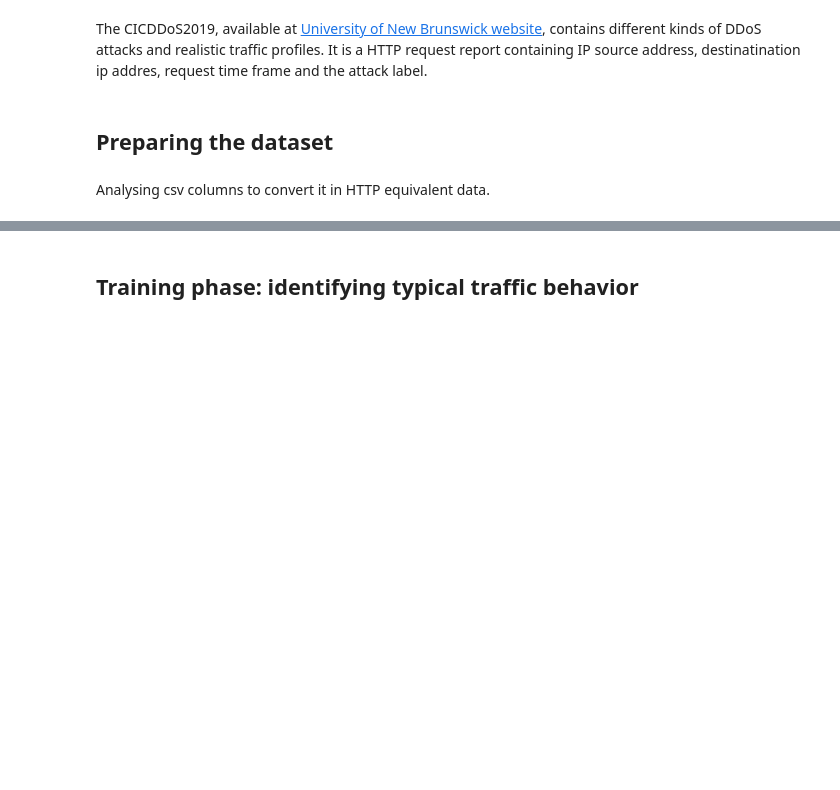
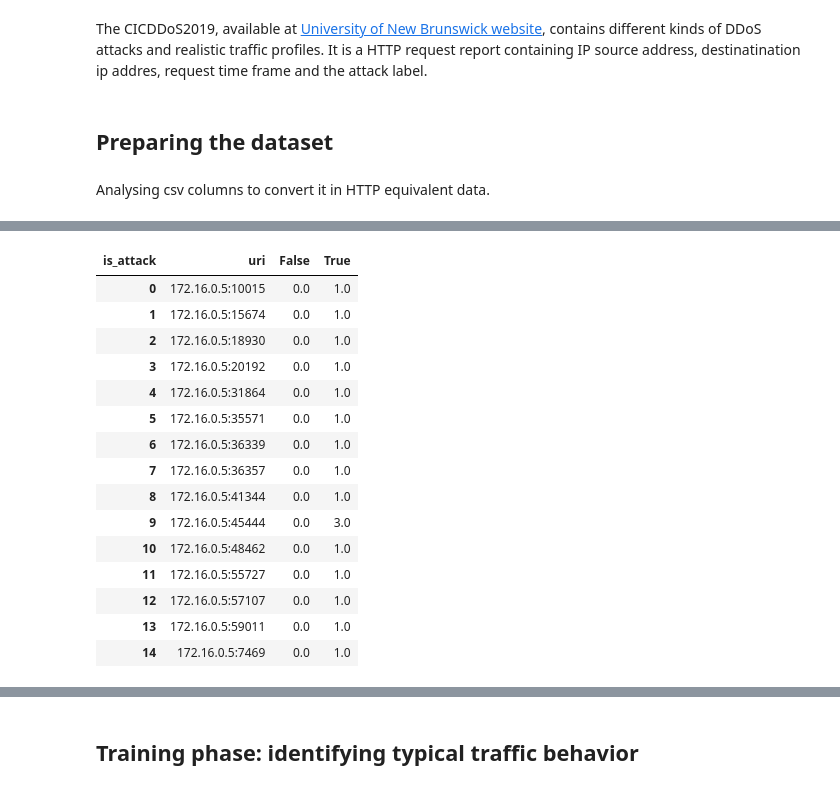
Before and after one commit to lmamede/api-health-monitor, a Jupyter notebook: Public_Dataset_Evaluation.ipynb, the cells around one changed output, grey strips where cells are left out. Saved outputs shown, nothing was run; the diff lists cells and outputs as text; code cells hidden in the pictures; blank space fills up the shorter version.

```diff
--- a/Public_Dataset_Evaluation.ipynb
+++ b/Public_Dataset_Evaluation.ipynb
@@ -341,0 +425,4 @@ eda_label(df_2)
+# %%
+counts_t1 = df_t1.groupby(['uri', 'is_attack']).size()
+counts_t1 = counts_t1.unstack(level='is_attack')
+counts_t1.head()
@@ -341,0 +508,3 @@ eda_label(df_2)
+# %%
+counts_t1.fillna(value=0, inplace=True)
+counts_t2.fillna(value=0, inplace=True)
@@ -341,0 +554,20 @@ eda_label(df_2)
+# %%
+attack_end = counts_t1[counts_t1[True] > 0].reset_index()
+attack_end
+# %% [output]
+| is_attack | uri | False | True |
+| 0 | 172.16.0.5:10015 | 0.0 | 1.0 |
+| 1 | 172.16.0.5:15674 | 0.0 | 1.0 |
+| 2 | 172.16.0.5:18930 | 0.0 | 1.0 |
+| 3 | 172.16.0.5:20192 | 0.0 | 1.0 |
+| 4 | 172.16.0.5:31864 | 0.0 | 1.0 |
+| 5 | 172.16.0.5:35571 | 0.0 | 1.0 |
+| 6 | 172.16.0.5:36339 | 0.0 | 1.0 |
+| 7 | 172.16.0.5:36357 | 0.0 | 1.0 |
+| 8 | 172.16.0.5:41344 | 0.0 | 1.0 |
+| 9 | 172.16.0.5:45444 | 0.0 | 3.0 |
+| 10 | 172.16.0.5:48462 | 0.0 | 1.0 |
+| 11 | 172.16.0.5:55727 | 0.0 | 1.0 |
+| 12 | 172.16.0.5:57107 | 0.0 | 1.0 |
+| 13 | 172.16.0.5:59011 | 0.0 | 1.0 |
+| 14 | 172.16.0.5:7469 | 0.0 | 1.0 |
```
Also changed, not shown: parts of 61 cells of this notebook.
